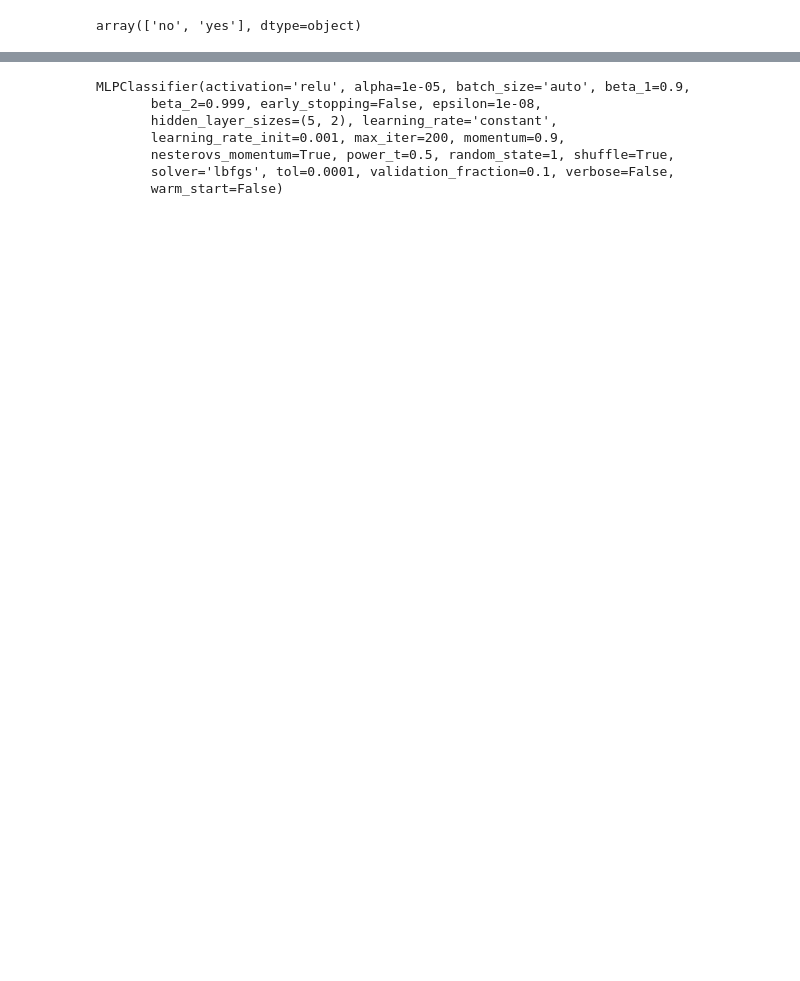
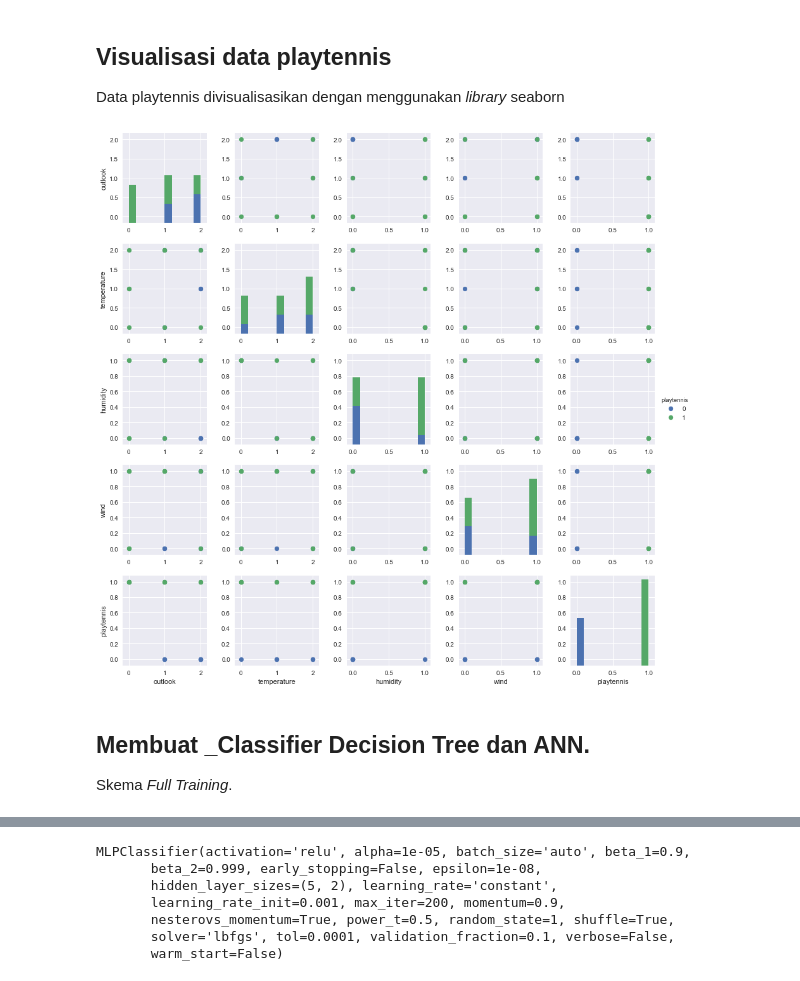
Before and after one commit to berv-uni-project/experiment-scikit, a Jupyter notebook: Experimen PlayTennis.ipynb, the cells around one changed output, grey strips where cells are left out. Drawn from its saved outputs; the diff is of its cells as text; code cells hidden in the pictures; blank space fills up the shorter version.

```diff
--- a/Experimen PlayTennis.ipynb
+++ b/Experimen PlayTennis.ipynb
@@ -47,7 +70,20 @@ playtennis_classes = encoder.fit_transform(playtennis_classes)
-# %%
-encoder.classes_
-# %% [output]
-array(['no', 'yes'], dtype=object)
+# %% [markdown]
+## Visualisasi data playtennis
+
+Data playtennis divisualisasikan dengan menggunakan _library_ seaborn
+# %%
+import seaborn
+seaborn.set(color_codes=True)
+g = seaborn.PairGrid(playtennis_transformed, hue="playtennis")
+g.map_diag(plt.hist)
+g.map_offdiag(plt.scatter)
+g.add_legend();
+# %% [output]
+[figure, added]
+# %% [markdown]
+## Membuat _Classifier Decision Tree dan ANN.
+
+Skema _Full Training_.
 # %%
 from sklearn import tree
 dtl = tree.DecisionTreeClassifier()
```
Also changed, not shown: parts of 29 cells of this notebook, 2 other files.
